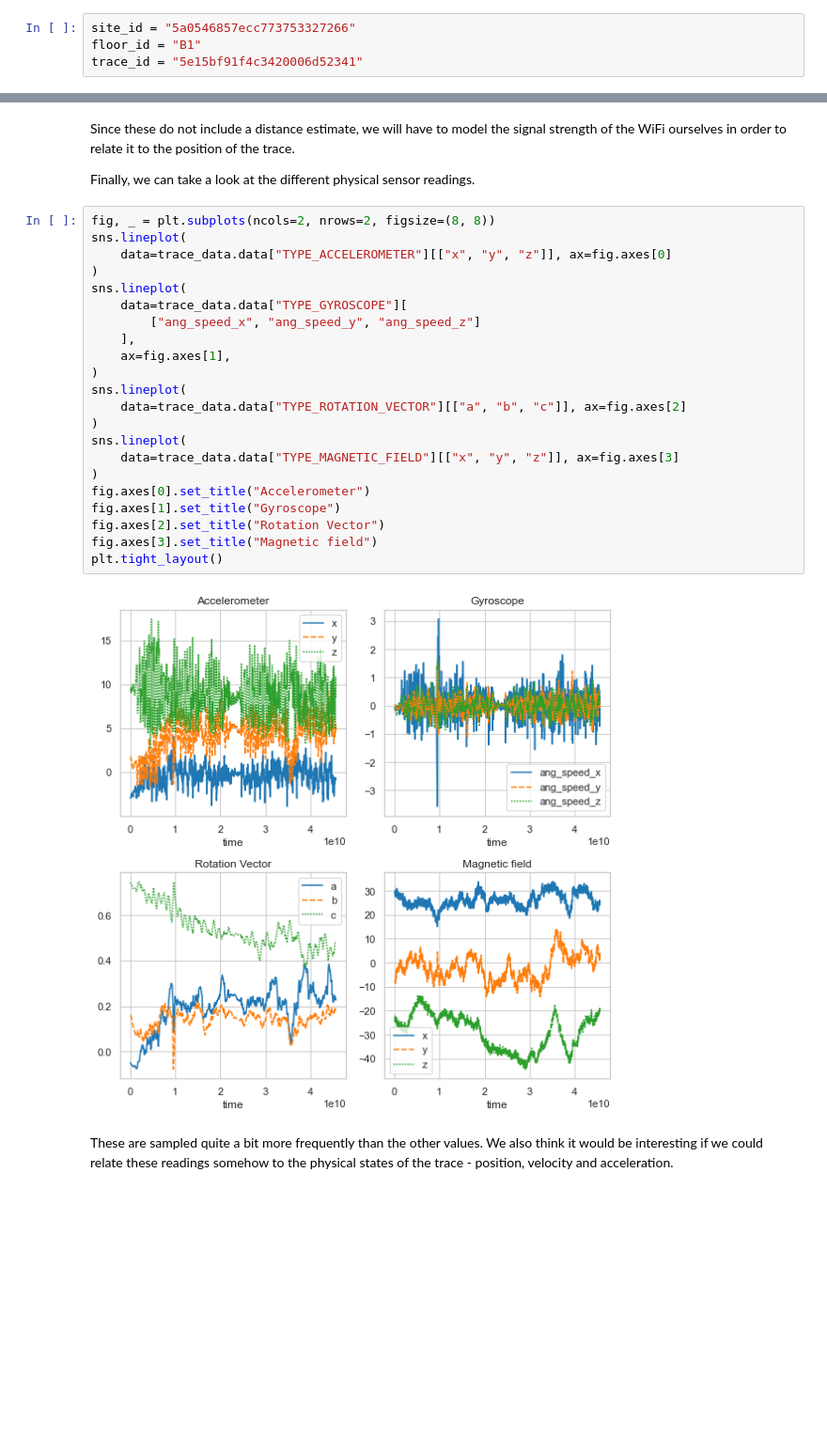
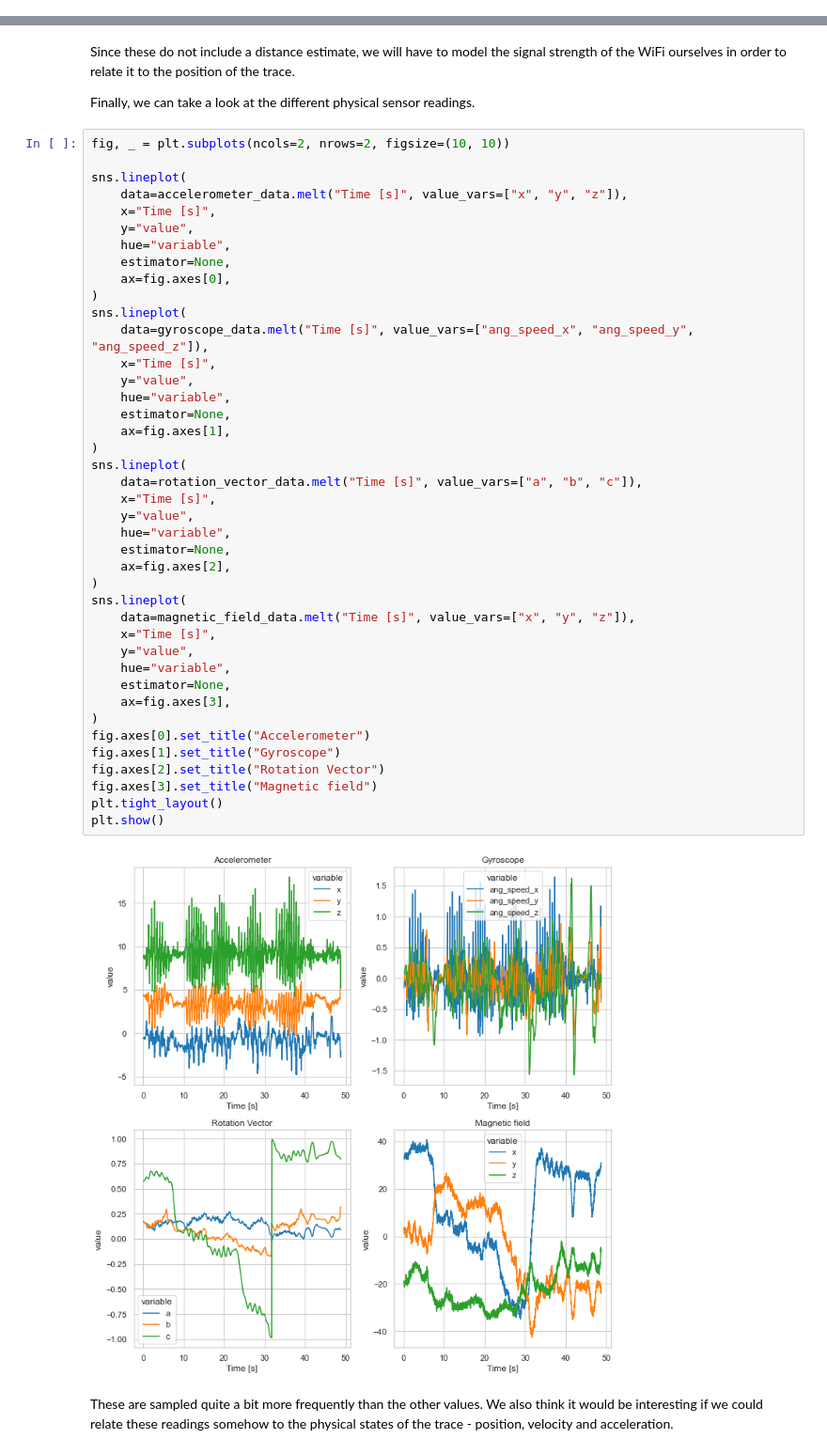
Before and after one commit to sorenhartmann/indoor-location-navigation, a Jupyter notebook: notebooks/0-exploratory.ipynb, the cells around one changed output, grey strips where cells are left out. Shown at 94% size. Saved outputs shown, nothing was run; the diff lists cells and outputs as text; blank space fills up the shorter version.

```diff
--- a/notebooks/0-exploratory.ipynb
+++ b/notebooks/0-exploratory.ipynb
@@ -26,7 +42,3 @@ The trace files are organized with respect to a `site_id`, a `floor_id` and a `t
-# %%
-site_id = "5a0546857ecc773753327266"
-floor_id = "B1"
-trace_id = "5e15bf91f4c3420006d52341"
 # %% [markdown]
 Since the unzipped data is quite large, using about 58 GB of storage, the raw data is left zipped, only requiring about 13 GB storage. Single trace files can then be pulled out using the `zipfile` module. Below, the first twenty lines of the tracefile defined above can be seen
 # %%
@@ -121,29 +144,48 @@ Since these do not include a distance estimate, we will have to model the signal
 
 Finally, we can take a look at the different physical sensor readings.
 # %%
-fig, _ = plt.subplots(ncols=2, nrows=2, figsize=(8, 8))
+fig, _ = plt.subplots(ncols=2, nrows=2, figsize=(10, 10))
+
 sns.lineplot(
-    data=trace_data.data["TYPE_ACCELEROMETER"][["x", "y", "z"]], ax=fig.axes[0]
+    data=accelerometer_data.melt("Time [s]", value_vars=["x", "y", "z"]),
+    x="Time [s]",
+    y="value",
+    hue="variable",
+    estimator=None,
+    ax=fig.axes[0],
 )
 sns.lineplot(
-    data=trace_data.data["TYPE_GYROSCOPE"][
-        ["ang_speed_x", "ang_speed_y", "ang_speed_z"]
-    ],
+    data=gyroscope_data.melt("Time [s]", value_vars=["ang_speed_x", "ang_speed_y", "ang_speed_z"]),
+    x="Time [s]",
+    y="value",
+    hue="variable",
+    estimator=None,
     ax=fig.axes[1],
 )
 sns.lineplot(
-    data=trace_data.data["TYPE_ROTATION_VECTOR"][["a", "b", "c"]], ax=fig.axes[2]
+    data=rotation_vector_data.melt("Time [s]", value_vars=["a", "b", "c"]),
+    x="Time [s]",
+    y="value",
+    hue="variable",
+    estimator=None,
+    ax=fig.axes[2],
 )
 sns.lineplot(
-    data=trace_data.data["TYPE_MAGNETIC_FIELD"][["x", "y", "z"]], ax=fig.axes[3]
+    data=magnetic_field_data.melt("Time [s]", value_vars=["x", "y", "z"]),
+    x="Time [s]",
+    y="value",
+    hue="variable",
+    estimator=None,
+    ax=fig.axes[3],
 )
 fig.axes[0].set_title("Accelerometer")
 fig.axes[1].set_title("Gyroscope")
 fig.axes[2].set_title("Rotation Vector")
 fig.axes[3].set_title("Magnetic field")
 plt.tight_layout()
+plt.show()
 # %% [output]
-[figure, old version]
+[figure, new version]
 # %% [markdown]
 These are sampled quite a bit more frequently than the other values. We also think it would be interesting if we could relate these readings somehow to the physical states of the trace - position, velocity and acceleration.
 # %% [markdown]
```
Also changed, not shown: parts of 39 cells of this notebook, 2 other files.
